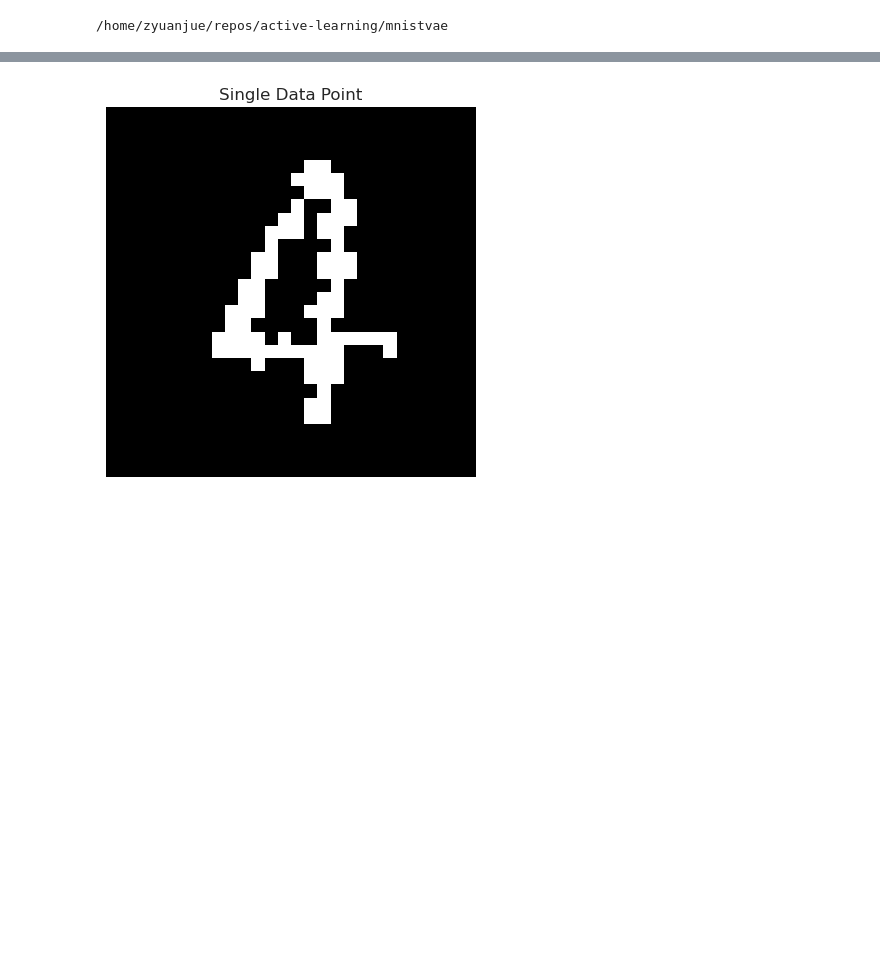
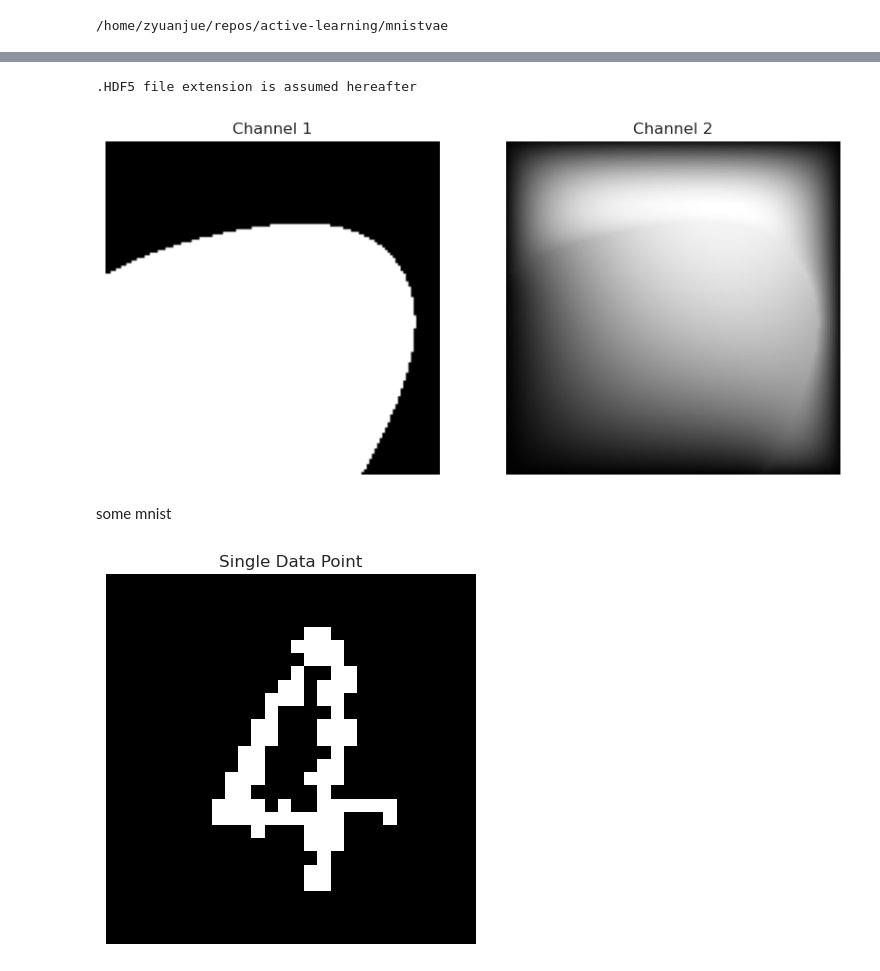
Before and after one commit to KUUUUUUUUz/active-learning, a Jupyter notebook: mnistvae/training_notebook.ipynb, the cells around one changed output, grey strips where cells are left out. Cells and saved outputs as stored; diff of their text form; code cells hidden in the pictures; blank space fills up the shorter version.

Commit message:
darcy

```diff
--- a/mnistvae/training_notebook.ipynb
+++ b/mnistvae/training_notebook.ipynb
@@ -46,0 +47,31 @@ BATCH_SIZE = 16
+# %%
+import torch
+from pdebench.models.fno.utils import FNODatasetSingle
+
+filename = "2D/DarcyFlow/2D_DarcyFlow_beta0.01_Train.hdf5"
+train_data = FNODatasetSingle(filename)
+train_loader = torch.utils.data.DataLoader(train_data)
+# %% [output]
+.HDF5 file extension is assumed hereafter
+# %%
+train_loader = DataLoader(train_data, batch_size=BATCH_SIZE, shuffle=True)
+batch = next(iter(train_loader))
+first_image = batch[0][0]
+
+fig, axs = plt.subplots(1, 2, figsize=(10, 5))
+
+# Channel 1
+axs[0].imshow(first_image[:, :, 0], cmap='gray')
+axs[0].set_title('Channel 1')
+axs[0].axis('off')
+
+# Channel 2
+axs[1].imshow(first_image[:, :, 1], cmap='gray')
+axs[1].set_title('Channel 2')
+axs[1].axis('off')
+
+plt.show()
+# %% [output]
+[figure, added]
+# %% [markdown]
+some mnist
```
Also changed, not shown: parts of 2 cells of this notebook, 8 other files.
